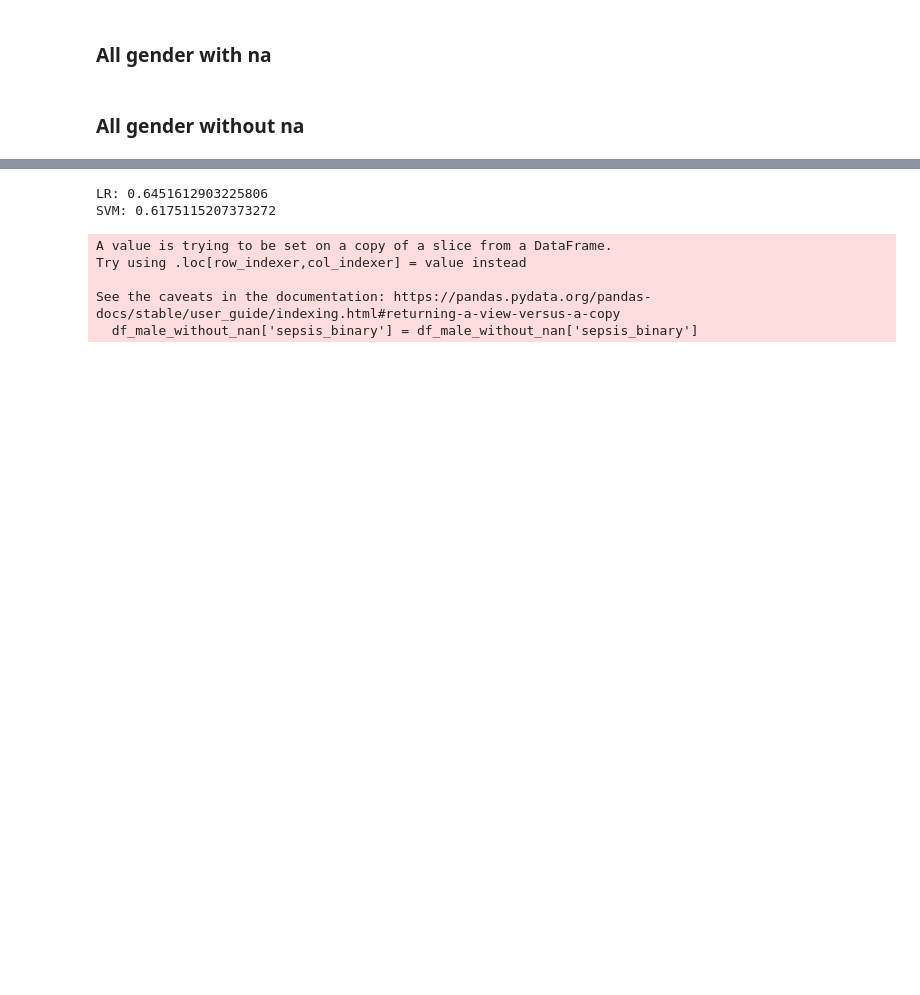
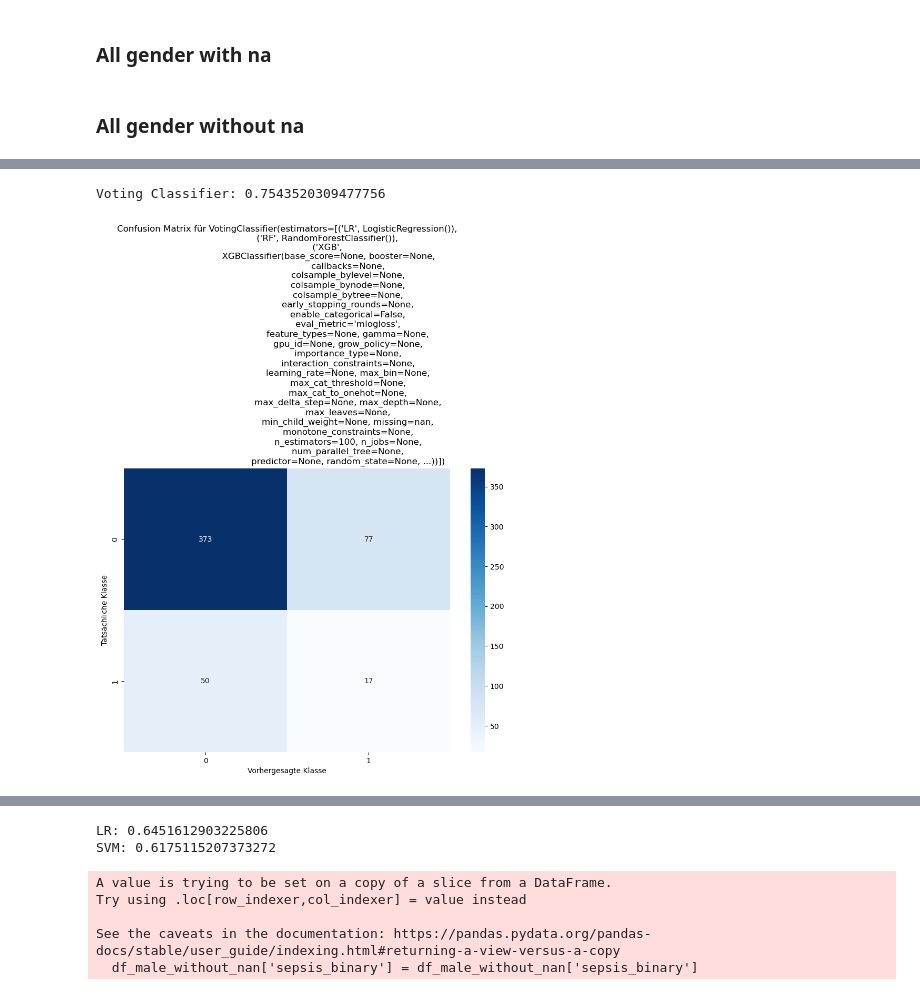
Before and after one commit to Eric-the-Geric/RocheHackathon, a Jupyter notebook: Code/David_Natal.ipynb, the cells around one changed output, grey strips where cells are left out. Cells and saved outputs as stored; diff of their text form; code cells hidden in the pictures; blank space fills up the shorter version.

```diff
--- a/Code/David_Natal.ipynb
+++ b/Code/David_Natal.ipynb
@@ -295,2 +299,27 @@ Index(['birth_weight_kg', 'onset_age_in_days', 'onset_hour_of_day',
       dtype='object')
+# %%
+
+# Modelle, die du kombinieren möchtest
+models = [
+    ("LR", LogisticRegression()),
+    ("RF", RandomForestClassifier()),
+    ("XGB", XGBClassifier(use_label_encoder=False, eval_metric="mlogloss")),
+]
+
+# Voting Classifier erstellen
+voting_clf = VotingClassifier(estimators=models, voting="hard")
+
+# Training des Voting Classifiers
+voting_clf.fit(X_train_selected, y_train_resampled.values.ravel())
+
+# Evaluierung des Voting Classifiers
+y_pred = voting_clf.predict(X_test_selected)
+accuracy = accuracy_score(y_test, y_pred)
+print(f"Voting Classifier: {accuracy}")
+# Berechne die Confusion Matrix und zeige sie an
+cm = confusion_matrix(y_test, y_pred)
+plot_confusion_matrix(cm, voting_clf)
+# %% [output]
+Voting Classifier: 0.7543520309477756
+[figure, added]
 # %%
```
Also changed, not shown: parts of 23 cells of this notebook.
